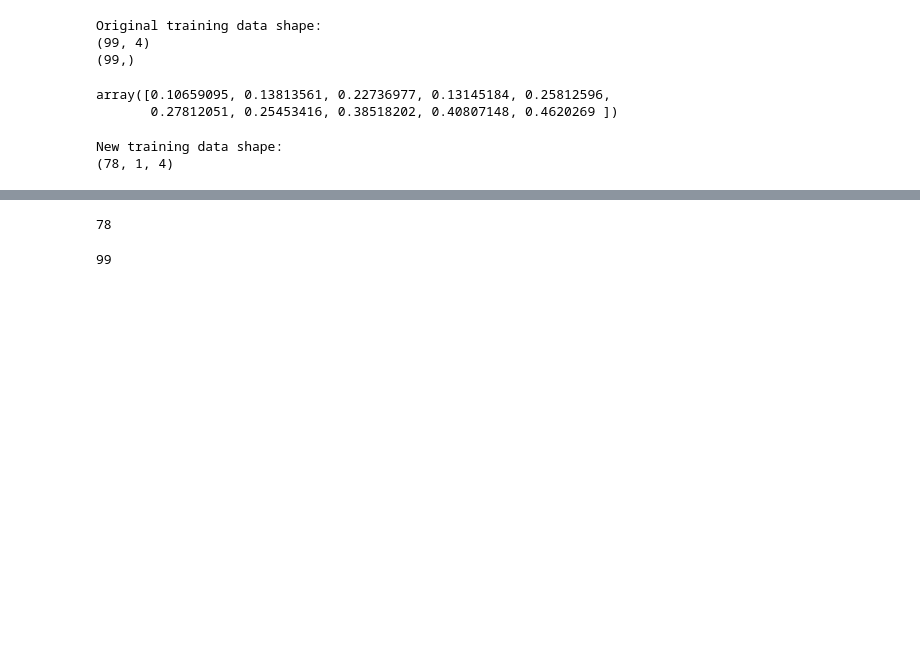
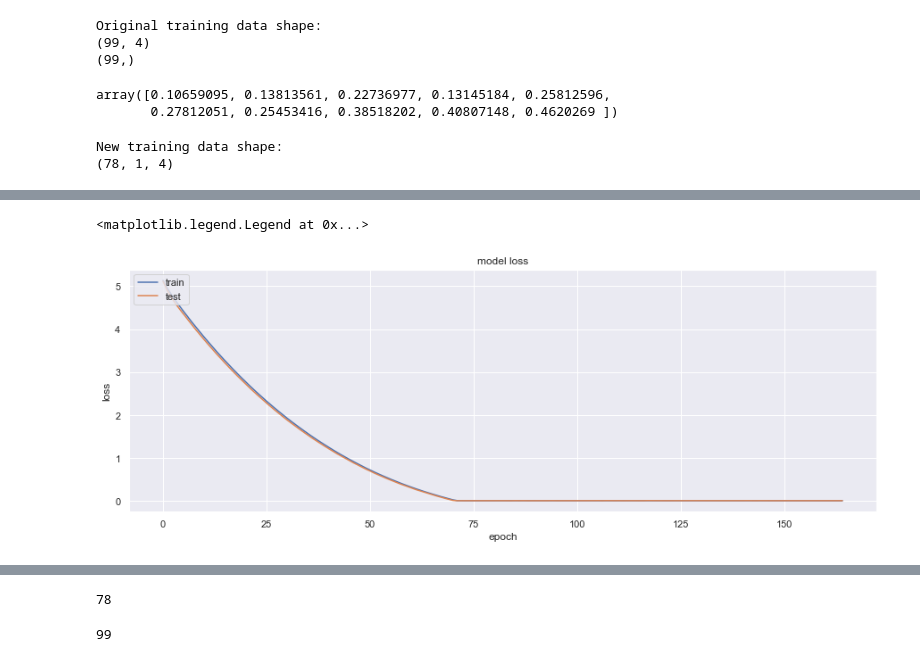
Before and after one commit to tax-k/KB_price_crawling, a Jupyter notebook: Run Gangnam LSTM.ipynb, the cells around one changed output, grey strips where cells are left out. Saved outputs shown, nothing was run; the diff lists cells and outputs as text; code cells hidden in the pictures; blank space fills up the shorter version.

```diff
--- a/Run Gangnam LSTM.ipynb
+++ b/Run Gangnam LSTM.ipynb
@@ -258,3 +261,26 @@ Epoch 00247: val_loss did not improve from 0.00618
+# %%
+import matplotlib.pyplot as plt
+import matplotlib.ticker as mtick
+
+T=25
+history_val_loss=[]
+
+for x in model[1].history['val_loss']:
+    if x >= T:
+        history_val_loss.append (T)
+    else:
+        history_val_loss.append( x )
+
+plt.figure(figsize = (15, 5))
+plt.plot(model[1].history['loss'])
+plt.plot(history_val_loss)
+plt.title('model loss')
+plt.ylabel('loss')
+plt.xlabel('epoch')
+plt.legend(['train', 'test'], loc='upper left')
+# %% [output]
+<matplotlib.legend.Legend at 0x...>
+[figure, added]
 # %%
 def predict_and_score(model, X, Y):
     pred = scaler.inverse_transform(model.predict(X))
```
Also changed, not shown: parts of 27 cells of this notebook.
